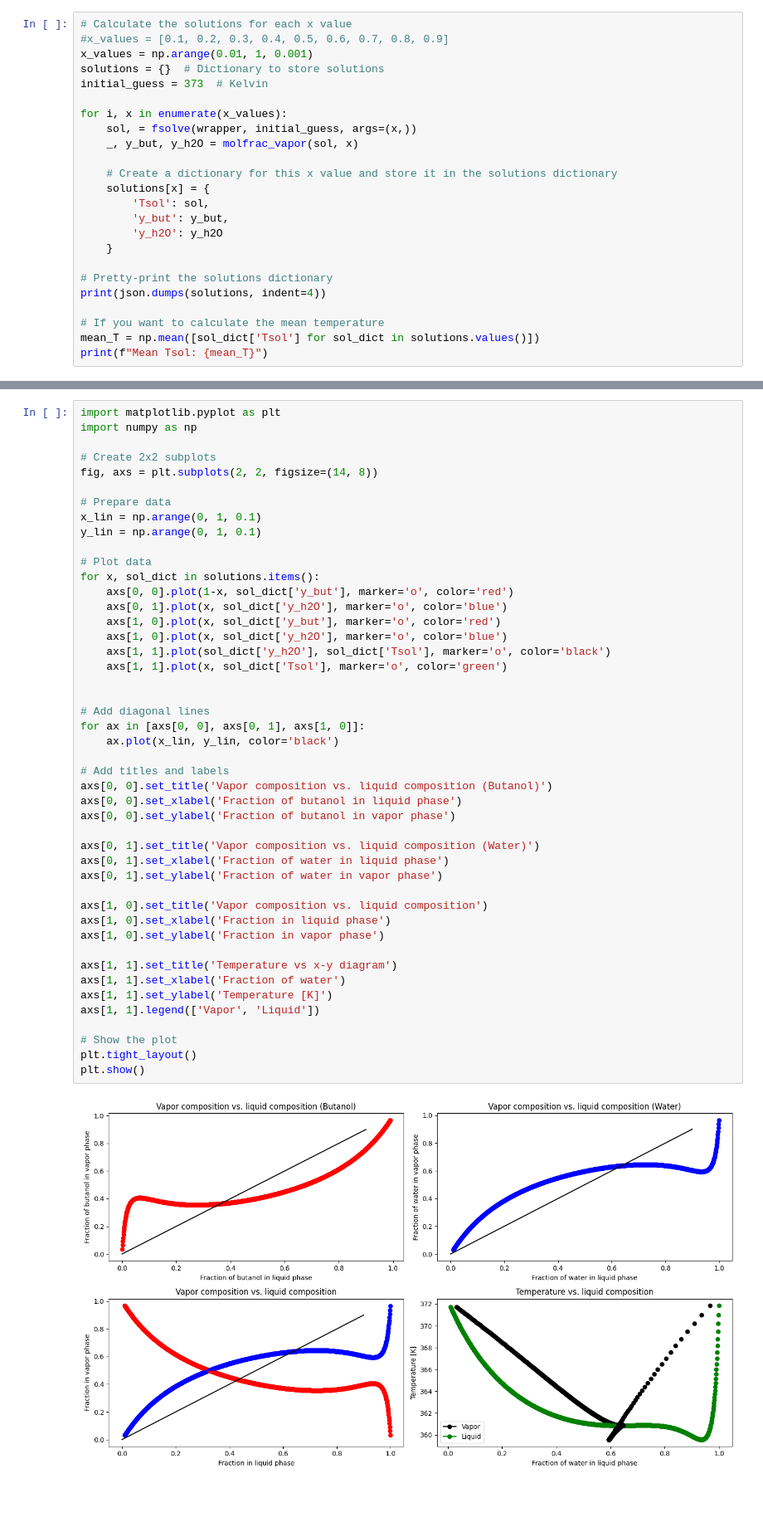
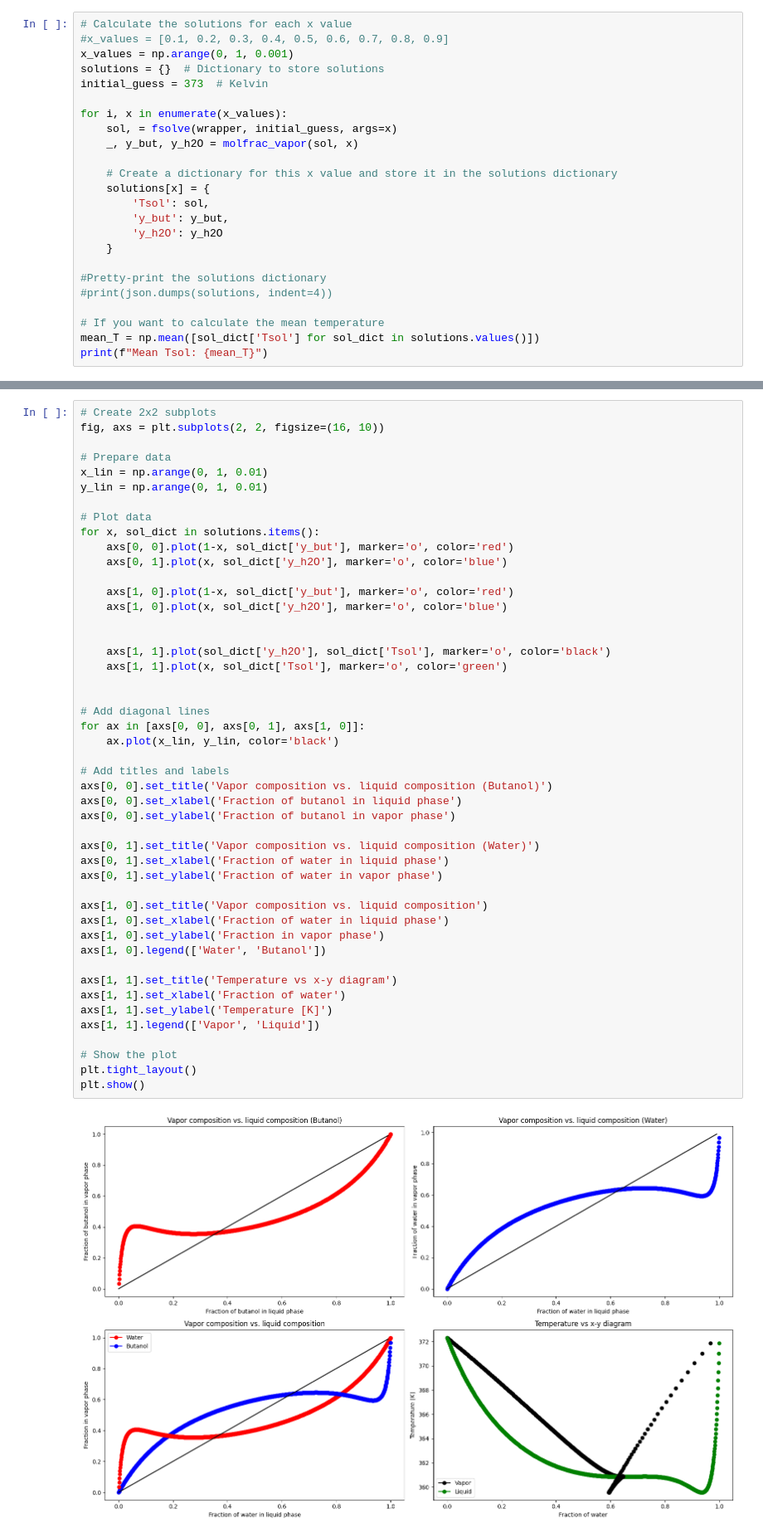
Before and after one commit to OlofssonFredrik/KETN45, a Jupyter notebook: uppg5.ipynb, the cells around one changed output, grey strips where cells are left out. Shown at 83% size. Saved outputs shown, nothing was run; the diff lists cells and outputs as text; blank space fills up the shorter version.

```diff
--- a/uppg5.ipynb
+++ b/uppg5.ipynb
@@ -52,12 +52,12 @@ def wrapper(T, x):
 # %%
 # Calculate the solutions for each x value
 #x_values = [0.1, 0.2, 0.3, 0.4, 0.5, 0.6, 0.7, 0.8, 0.9]
-x_values = np.arange(0.01, 1, 0.001)
+x_values = np.arange(0, 1, 0.001)
 solutions = {}  # Dictionary to store solutions
 initial_guess = 373  # Kelvin
 
 for i, x in enumerate(x_values):
-    sol, = fsolve(wrapper, initial_guess, args=(x,))
+    sol, = fsolve(wrapper, initial_guess, args=x)
     _, y_but, y_h2O = molfrac_vapor(sol, x)
 
     # Create a dictionary for this x value and store it in the solutions dictionary
@@ -67,8 +67,8 @@ for i, x in enumerate(x_values):
         'y_h2O': y_h2O
     }
 
-# Pretty-print the solutions dictionary
-print(json.dumps(solutions, indent=4))
+#Pretty-print the solutions dictionary
+#print(json.dumps(solutions, indent=4))
 
 # If you want to calculate the mean temperature
 mean_T = np.mean([sol_dict['Tsol'] for sol_dict in solutions.values()])
@@ -94,48 +94,49 @@ Mean Tsol: 362.67590069795466
 # %%
-import matplotlib.pyplot as plt
-import numpy as np
-
 # Create 2x2 subplots
-fig, axs = plt.subplots(2, 2, figsize=(14, 8))
+fig, axs = plt.subplots(2, 2, figsize=(16, 10))
 
 # Prepare data
-x_lin = np.arange(0, 1, 0.1)
-y_lin = np.arange(0, 1, 0.1)
+x_lin = np.arange(0, 1, 0.01)
+y_lin = np.arange(0, 1, 0.01)
 
 # Plot data
 for x, sol_dict in solutions.items():
     axs[0, 0].plot(1-x, sol_dict['y_but'], marker='o', color='red')
     axs[0, 1].plot(x, sol_dict['y_h2O'], marker='o', color='blue')
-    axs[1, 0].plot(x, sol_dict['y_but'], marker='o', color='red')
+
+    axs[1, 0].plot(1-x, sol_dict['y_but'], marker='o', color='red')
     axs[1, 0].plot(x, sol_dict['y_h2O'], marker='o', color='blue')
+
+
     axs[1, 1].plot(sol_dict['y_h2O'], sol_dict['Tsol'], marker='o', color='black')
     axs[1, 1].plot(x, sol_dict['Tsol'], marker='o', color='green')
 
 
 # Add diagonal lines
 for ax in [axs[0, 0], axs[0, 1], axs[1, 0]]:
     ax.plot(x_lin, y_lin, color='black')
 
 # Add titles and labels
 axs[0, 0].set_title('Vapor composition vs. liquid composition (Butanol)')
 axs[0, 0].set_xlabel('Fraction of butanol in liquid phase')
 axs[0, 0].set_ylabel('Fraction of butanol in vapor phase')
 
 axs[0, 1].set_title('Vapor composition vs. liquid composition (Water)')
 axs[0, 1].set_xlabel('Fraction of water in liquid phase')
 axs[0, 1].set_ylabel('Fraction of water in vapor phase')
 
 axs[1, 0].set_title('Vapor composition vs. liquid composition')
-axs[1, 0].set_xlabel('Fraction in liquid phase')
+axs[1, 0].set_xlabel('Fraction of water in liquid phase')
 axs[1, 0].set_ylabel('Fraction in vapor phase')
+axs[1, 0].legend(['Water', 'Butanol'])
 
 axs[1, 1].set_title('Temperature vs x-y diagram')
 axs[1, 1].set_xlabel('Fraction of water')
 axs[1, 1].set_ylabel('Temperature [K]')
 axs[1, 1].legend(['Vapor', 'Liquid'])
 
 # Show the plot
 plt.tight_layout()
 plt.show()
 # %% [output]
-[figure, old version]
+[figure, new version]
```
Also changed, not shown: parts of 1 cell of this notebook.
